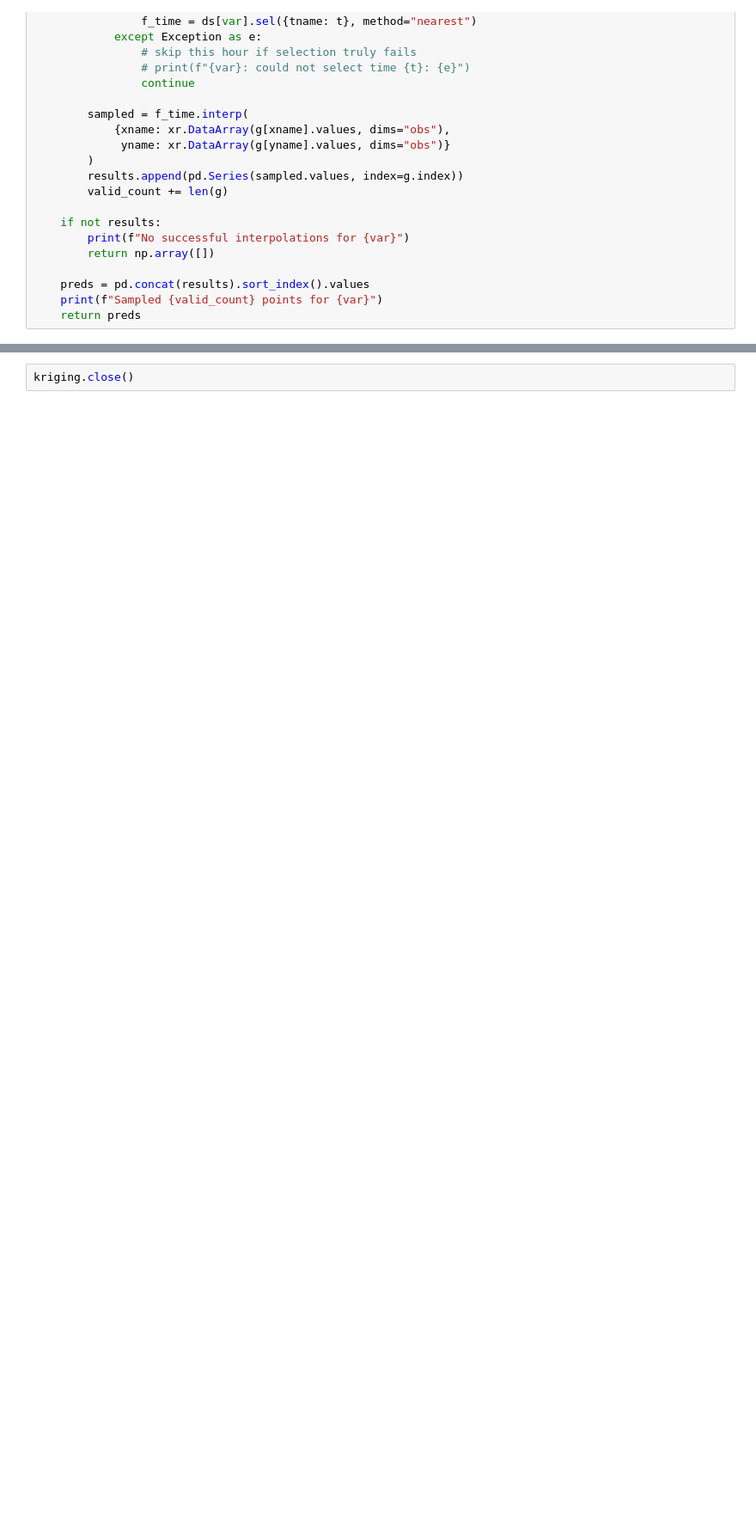
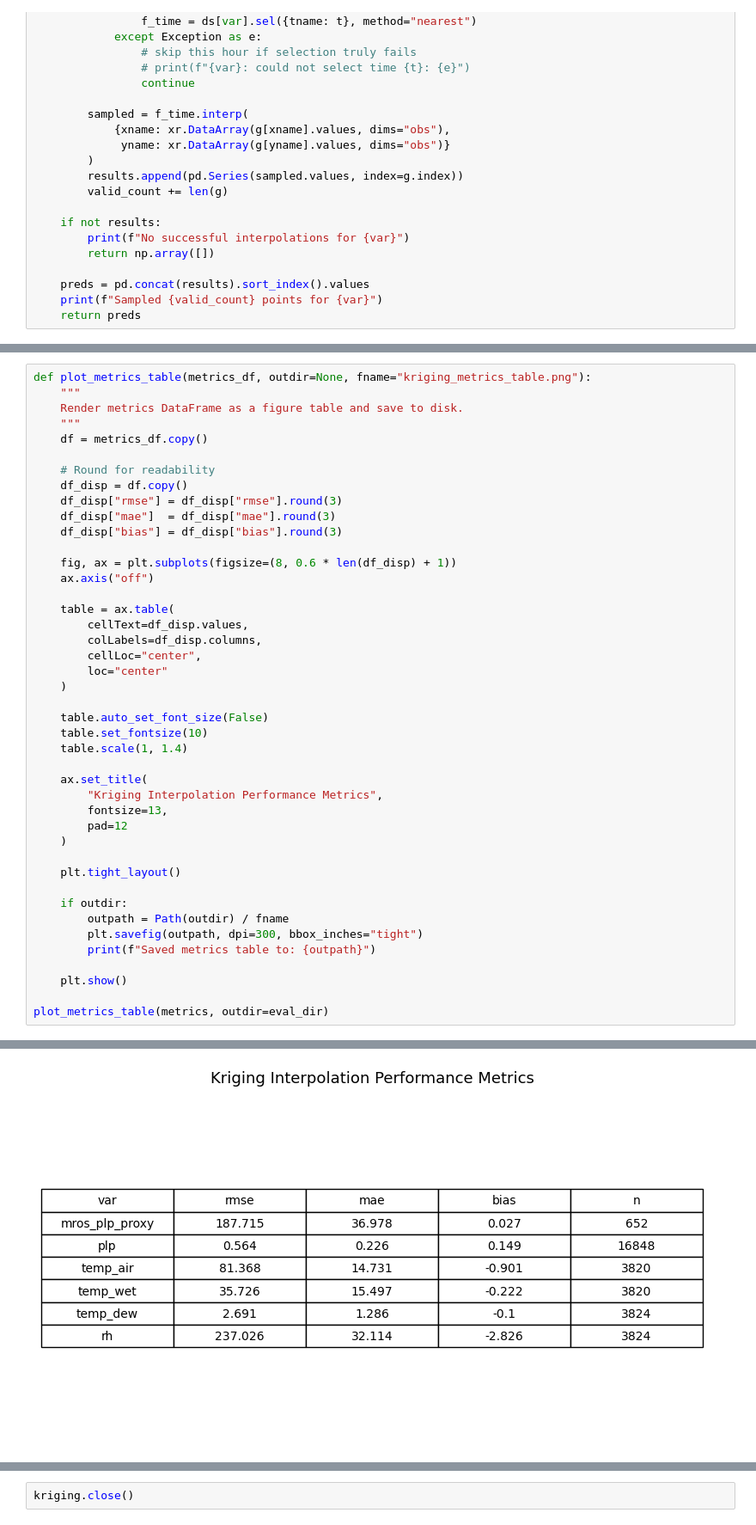
Before and after one commit to emmaaagolub/MRoS-phase-prediction, a Jupyter notebook: Scripts/kriging_evaluation.ipynb, the cells around one changed output, grey strips where cells are left out. Shown at 86% size. Saved outputs shown, nothing was run; the diff lists cells and outputs as text; blank space fills up the shorter version.

```diff
--- a/Scripts/kriging_evaluation.ipynb
+++ b/Scripts/kriging_evaluation.ipynb
@@ -456,0 +441,44 @@ rh               RMSE=6.007  MAE=3.297  Bias=0.005  N=5551
+# %%
+def plot_metrics_table(metrics_df, outdir=None, fname="kriging_metrics_table.png"):
+    """
+    Render metrics DataFrame as a figure table and save to disk.
+    """
+    df = metrics_df.copy()
+
+    # Round for readability
+    df_disp = df.copy()
+    df_disp["rmse"] = df_disp["rmse"].round(3)
+    df_disp["mae"]  = df_disp["mae"].round(3)
+    df_disp["bias"] = df_disp["bias"].round(3)
+
+    fig, ax = plt.subplots(figsize=(8, 0.6 * len(df_disp) + 1))
+    ax.axis("off")
+
+    table = ax.table(
+        cellText=df_disp.values,
+        colLabels=df_disp.columns,
+        cellLoc="center",
+        loc="center"
+    )
+
+    table.auto_set_font_size(False)
+    table.set_fontsize(10)
+    table.scale(1, 1.4)
+
+    ax.set_title(
+        "Kriging Interpolation Performance Metrics",
+        fontsize=13,
+        pad=12
+    )
+
+    plt.tight_layout()
+
+    if outdir:
+        outpath = Path(outdir) / fname
+        plt.savefig(outpath, dpi=300, bbox_inches="tight")
+        print(f"Saved metrics table to: {outpath}")
+
+    plt.show()
+
+plot_metrics_table(metrics, outdir=eval_dir)
+# %% [output]
@@ -457 +486,2 @@ rh               RMSE=6.007  MAE=3.297  Bias=0.005  N=5551
+[figure, added]
 # %%
```
Also changed, not shown: parts of 11 cells of this notebook, 17 other files.
